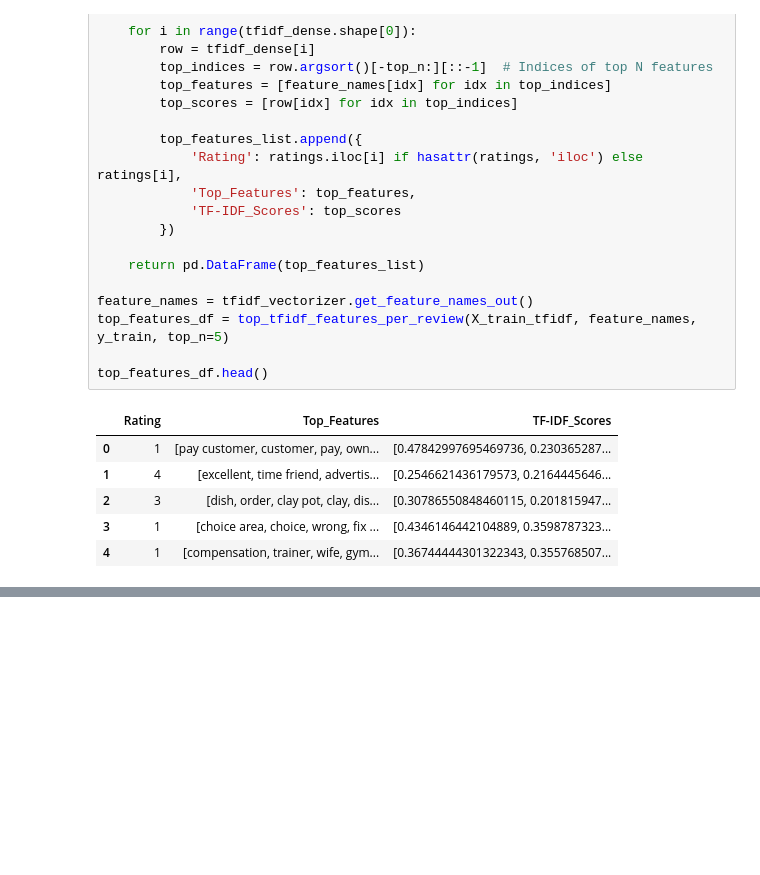
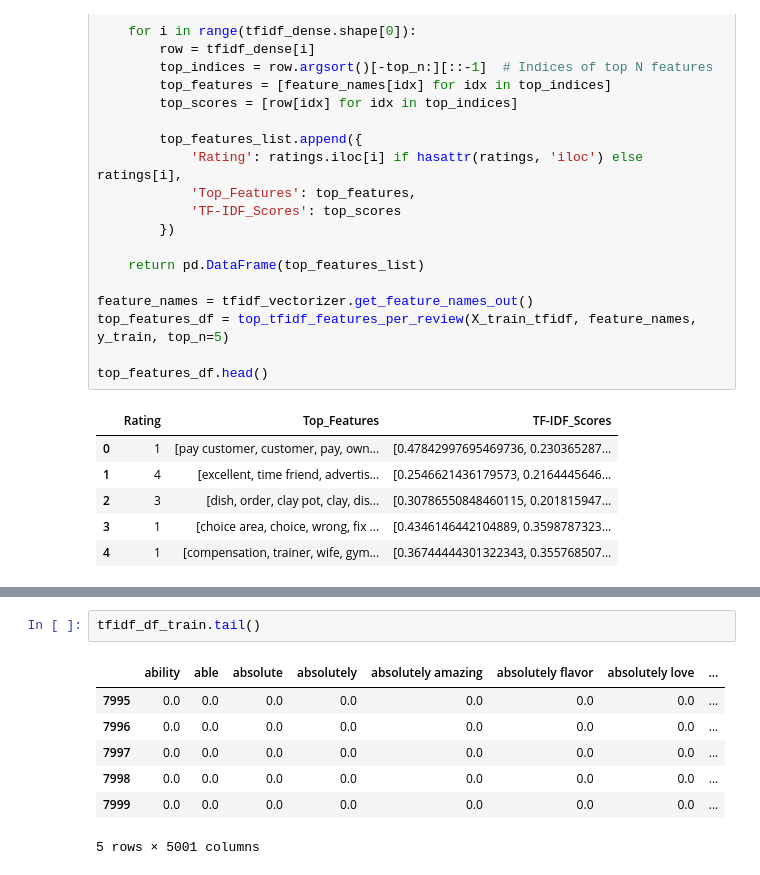
Before and after one commit to sreelekshmisaju/Automated-Review-Rating-System, a Jupyter notebook: notebooks/Automated Review Rating System_Balanced .ipynb, the cells around one changed output, grey strips where cells are left out. Cells and saved outputs as stored; diff of their text form; blank space fills up the shorter version.

```diff
--- a/notebooks/Automated Review Rating System_Balanced .ipynb
+++ b/notebooks/Automated Review Rating System_Balanced .ipynb
@@ -547,0 +579,10 @@ top_features_df.head()
+# %%
+tfidf_df_train.tail()
+# %% [output]
+|  | ability | able | absolute | absolutely | absolutely amazing | absolutely flavor | absolutely love | ... |
+| 7995 | 0.0 | 0.0 | 0.0 | 0.0 | 0.0 | 0.0 | 0.0 | ... |
+| 7996 | 0.0 | 0.0 | 0.0 | 0.0 | 0.0 | 0.0 | 0.0 | ... |
+| 7997 | 0.0 | 0.0 | 0.0 | 0.0 | 0.0 | 0.0 | 0.0 | ... |
+| 7998 | 0.0 | 0.0 | 0.0 | 0.0 | 0.0 | 0.0 | 0.0 | ... |
+| 7999 | 0.0 | 0.0 | 0.0 | 0.0 | 0.0 | 0.0 | 0.0 | ... |
+5 rows × 5001 columns
```
Also changed, not shown: parts of 3 cells of this notebook, 19 other files.
